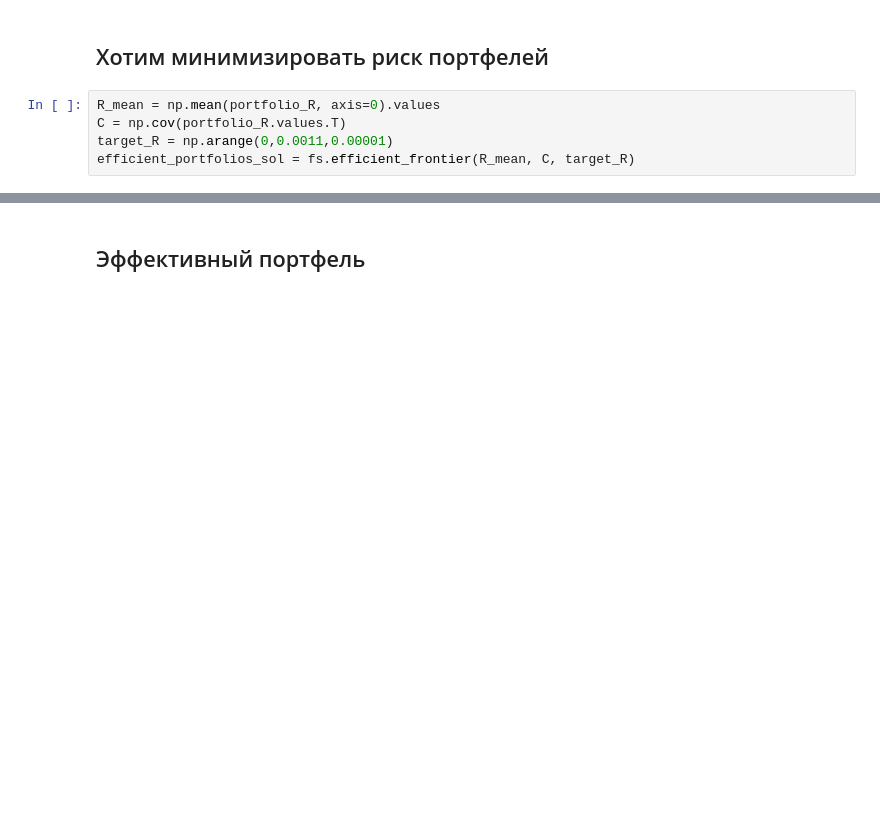
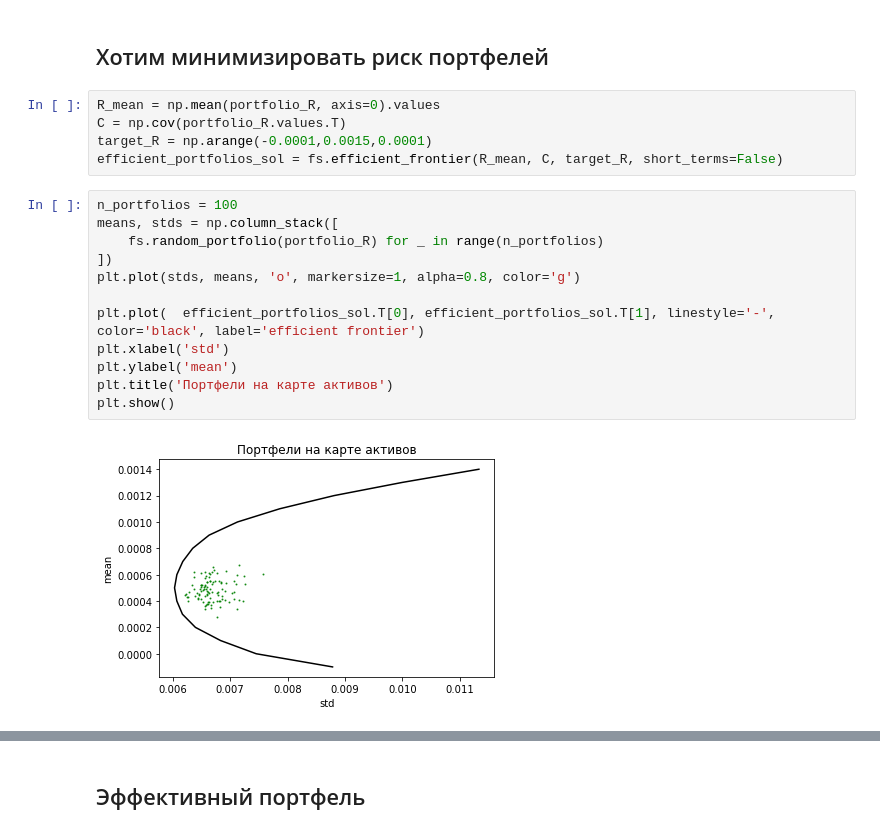
Before and after one commit to RIZARUBINA/Finance, a Jupyter notebook: Lab2_draft.ipynb, the cells around one changed output, grey strips where cells are left out. Cells and saved outputs as stored; diff of their text form; blank space fills up the shorter version.

```diff
--- a/Lab2_draft.ipynb
+++ b/Lab2_draft.ipynb
@@ -67,8 +65,22 @@ plt.show()
 # %%
 R_mean = np.mean(portfolio_R, axis=0).values
 C = np.cov(portfolio_R.values.T)
-target_R = np.arange(0,0.0011,0.00001)
-efficient_portfolios_sol = fs.efficient_frontier(R_mean, C, target_R)
+target_R = np.arange(-0.0001,0.0015,0.0001)
+efficient_portfolios_sol = fs.efficient_frontier(R_mean, C, target_R, short_terms=False)
+# %%
+n_portfolios = 100
+means, stds = np.column_stack([
+    fs.random_portfolio(portfolio_R) for _ in range(n_portfolios)
+])
+plt.plot(stds, means, 'o', markersize=1, alpha=0.8, color='g')
+
+plt.plot(  efficient_portfolios_sol.T[0], efficient_portfolios_sol.T[1], linestyle='-', color='black', label='efficient frontier')
+plt.xlabel('std')
+plt.ylabel('mean')
+plt.title('Портфели на карте активов')
+plt.show()
+# %% [output]
+[figure, added]
 # %%
 n_portfolios = 10000
 means, stds = np.column_stack([
```
Also changed, not shown: parts of 13 cells of this notebook, 1 other file.
